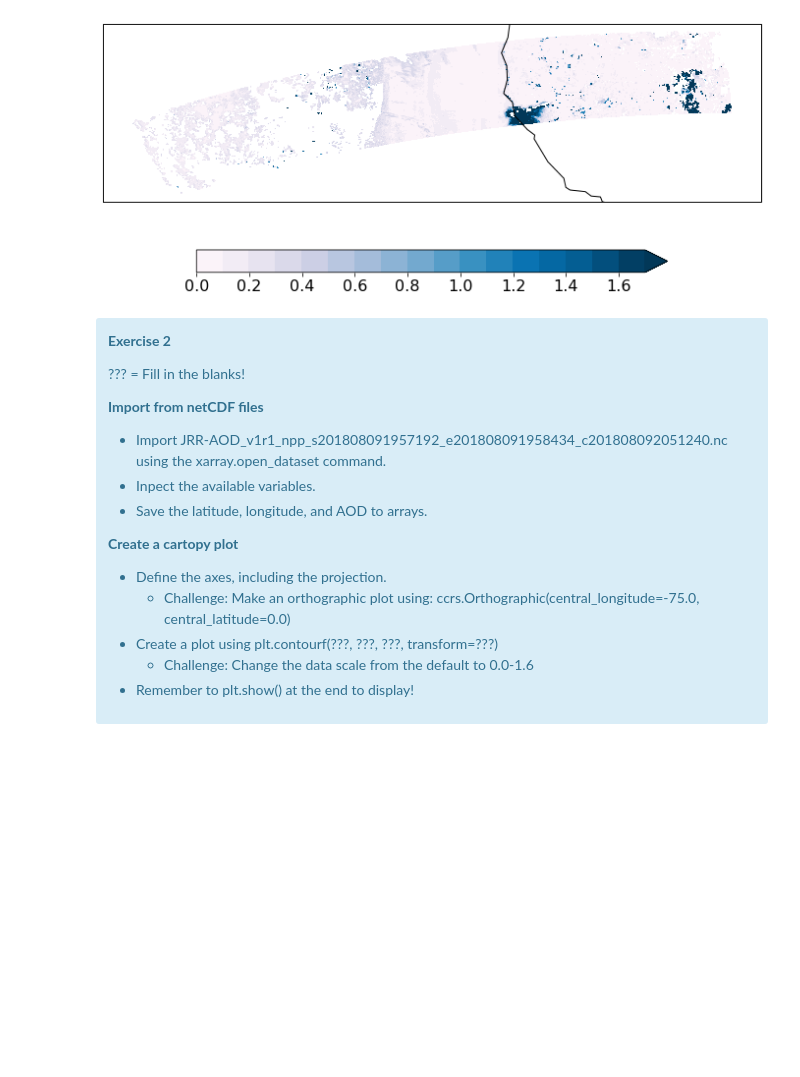
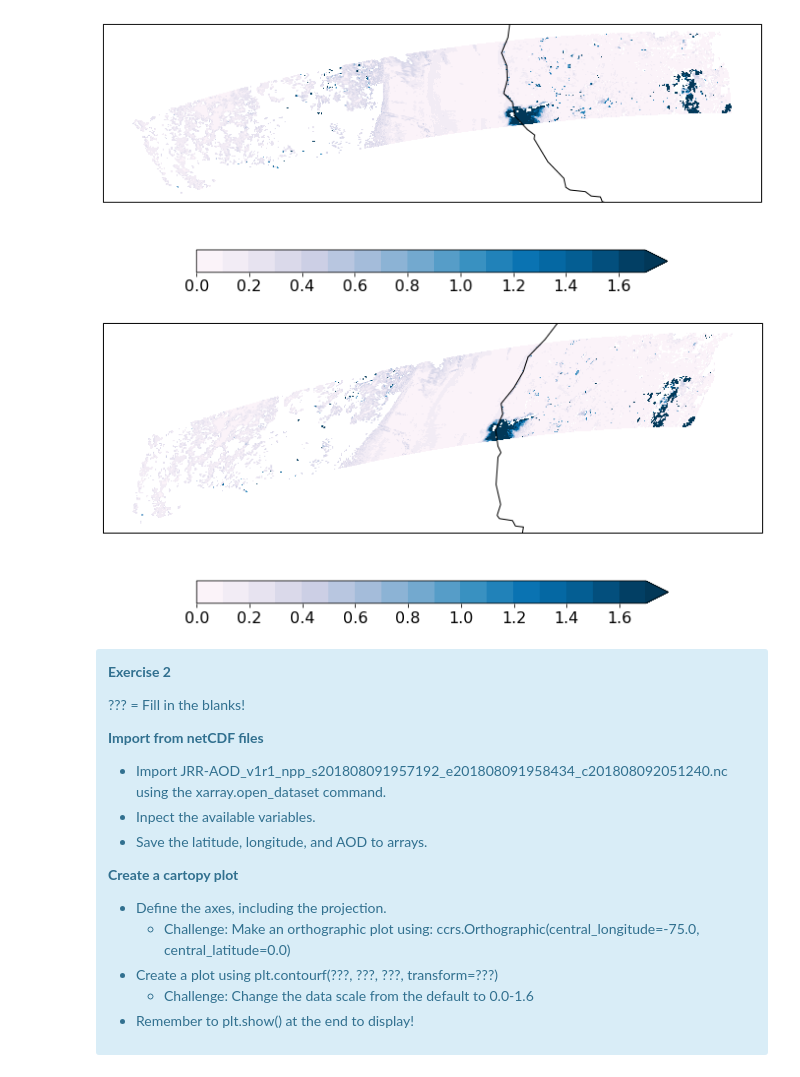
Before and after one commit to mwengren/NCWCP-python-workshop, a Jupyter notebook: Part3_MapsAndGrids.ipynb, the cells around one changed output. Saved outputs shown, nothing was run; the diff lists cells and outputs as text; code cells hidden in the pictures; blank space fills up the shorter version.

```diff
--- a/Part3_MapsAndGrids.ipynb
+++ b/Part3_MapsAndGrids.ipynb
@@ -152,6 +184,27 @@ plt.colorbar(orientation="horizontal", fraction=0.07)
 plt.show()
 # %% [output]
 [figure]
+# %%
+levs = np.arange(0, 1.8, 0.1)
+img_proj = ccrs.EqualEarth()
+#img_proj = ccrs.PlateCarree()
+
+# Using cartopy, create the map projection and plot the data
+ax = plt.axes(projection=img_proj)
+ax.coastlines()
+
+# Can change color scheme using the cmap argument
+plt.contourf(lon_NPP, lat_NPP, AOD_NPP, levs, transform=ccrs.PlateCarree(), extend='max',
+             cmap="PuBu")
+
+plt.colorbar(orientation="horizontal", fraction=0.07)
+
+# To zoom in on data:
+#plt.xlim(-125, -120)
+#plt.ylim(38, 44)
+plt.show()
+# %% [output]
+[figure, added]
 # %% [markdown]
 <div class="alert alert-block alert-info">
 
```
Also changed, not shown: parts of 9 cells of this notebook, 3 other files.
